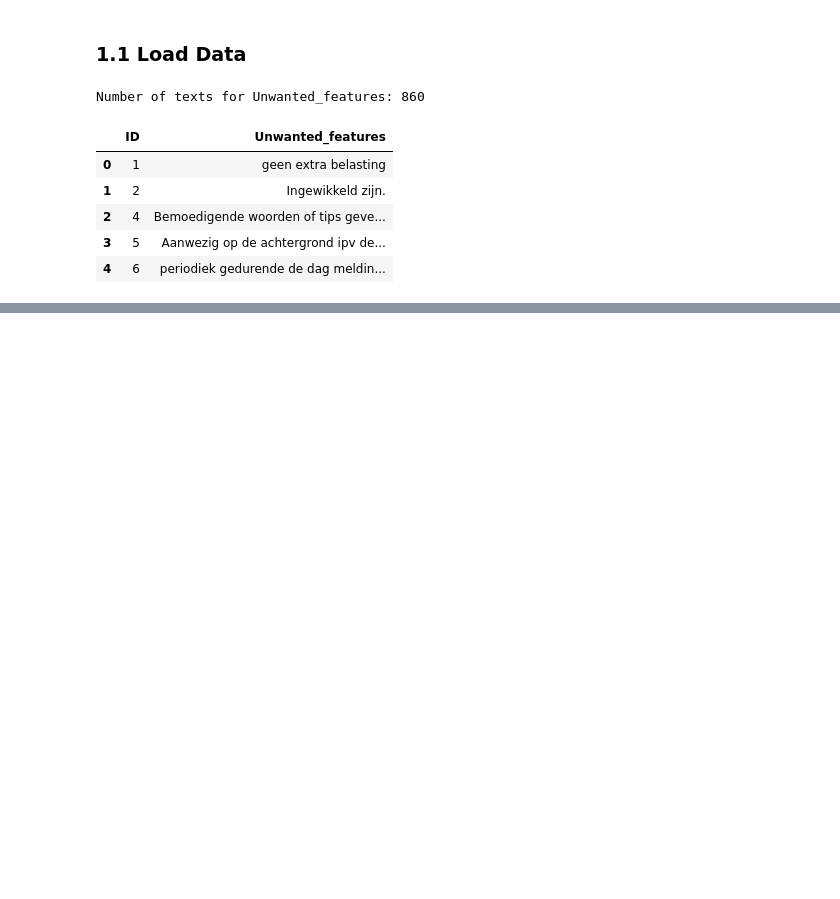
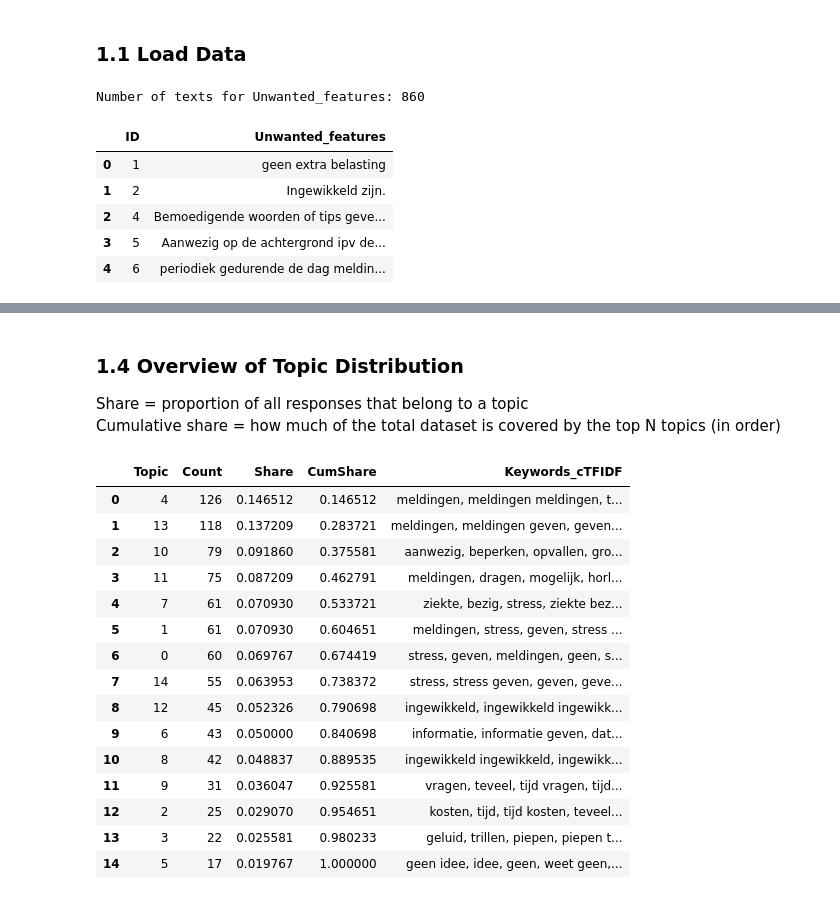
Before and after one commit to zhang-jiaxu/IBDigitalNLP, a Jupyter notebook: open_question_analysis.ipynb, the cells around one changed output, grey strips where cells are left out. Cells and saved outputs as stored; diff of their text form; code cells hidden in the pictures; blank space fills up the shorter version.

```diff
--- a/open_question_analysis.ipynb
+++ b/open_question_analysis.ipynb
@@ -730,0 +194,29 @@ model.visualize_documents(texts_filtered)
+# %%
+num_topics = 15 # Number of clusters
+
+topic_model = KMeans(n_clusters=num_topics, random_state=0, n_init="auto")
+df["Topic"] = topic_model.fit_predict(E)
+
+centers = topic_model.cluster_centers_
+E_norm = normalize(E)
+C_norm = normalize(centers)
+
+# Similarity to own topic centroid
+own_centroid_sim = (E_norm * C_norm[df["Topic"].values]).sum(axis=1)
+df["Topic_centroid_sim"] = own_centroid_sim
+
+# Get topic examples
+def topic_examples(df_topic, top_k=3):
+    # 1) most central
+    central = df_topic.sort_values("Topic_centroid_sim", ascending=False).head(1)
+
+    # 2) diverse: farthest from centroid but still in topic (helps show variation)
+    diverse = df_topic.sort_values("Topic_centroid_sim", ascending=True).head(top_k-1)
+
+    ex = pd.concat([central, diverse]).drop_duplicates(subset=[TEXT_COL]).head(top_k)
+    return ex[TEXT_COL].tolist()
+
+topic_examples_map = (
+    df.groupby("Topic", group_keys=False)
+      .apply(lambda x: topic_examples(x, top_k=3), include_groups=False)
+)
@@ -730,0 +282,26 @@ model.visualize_documents(texts_filtered)
+# %% [markdown]
+### 1.4 Overview of Topic Distribution
+Share = proportion of all responses that belong to a topic
+Cumulative share = how much of the total dataset is covered by the top N topics (in order)
+# %%
+topic_summary["Share"] = topic_summary["Count"] / topic_summary["Count"].sum()
+topic_summary["CumShare"] = topic_summary["Share"].cumsum()
+topic_summary["Keywords_cTFIDF"] = topic_summary["Keywords_cTFIDF"].str.slice(0, 60) + "..."
+topic_summary[["Topic", "Count", "Share", "CumShare", "Keywords_cTFIDF"]].head(15)
+# %% [output]
+|  | Topic | Count | Share | CumShare | Keywords_cTFIDF |
+| 0 | 4 | 126 | 0.146512 | 0.146512 | meldingen, meldingen meldingen, t... |
+| 1 | 13 | 118 | 0.137209 | 0.283721 | meldingen, meldingen geven, geven... |
+| 2 | 10 | 79 | 0.091860 | 0.375581 | aanwezig, beperken, opvallen, gro... |
+| 3 | 11 | 75 | 0.087209 | 0.462791 | meldingen, dragen, mogelijk, horl... |
+| 4 | 7 | 61 | 0.070930 | 0.533721 | ziekte, bezig, stress, ziekte bez... |
+| 5 | 1 | 61 | 0.070930 | 0.604651 | meldingen, stress, geven, stress ... |
+| 6 | 0 | 60 | 0.069767 | 0.674419 | stress, geven, meldingen, geen, s... |
+| 7 | 14 | 55 | 0.063953 | 0.738372 | stress, stress geven, geven, geve... |
+| 8 | 12 | 45 | 0.052326 | 0.790698 | ingewikkeld, ingewikkeld ingewikk... |
+| 9 | 6 | 43 | 0.050000 | 0.840698 | informatie, informatie geven, dat... |
+| 10 | 8 | 42 | 0.048837 | 0.889535 | ingewikkeld ingewikkeld, ingewikk... |
+| 11 | 9 | 31 | 0.036047 | 0.925581 | vragen, teveel, tijd vragen, tijd... |
+| 12 | 2 | 25 | 0.029070 | 0.954651 | kosten, tijd, tijd kosten, teveel... |
+| 13 | 3 | 22 | 0.025581 | 0.980233 | geluid, trillen, piepen, piepen t... |
+| 14 | 5 | 17 | 0.019767 | 1.000000 | geen idee, idee, geen, weet geen,... |
```
Also changed, not shown: parts of 30 cells of this notebook, 5 other files.
